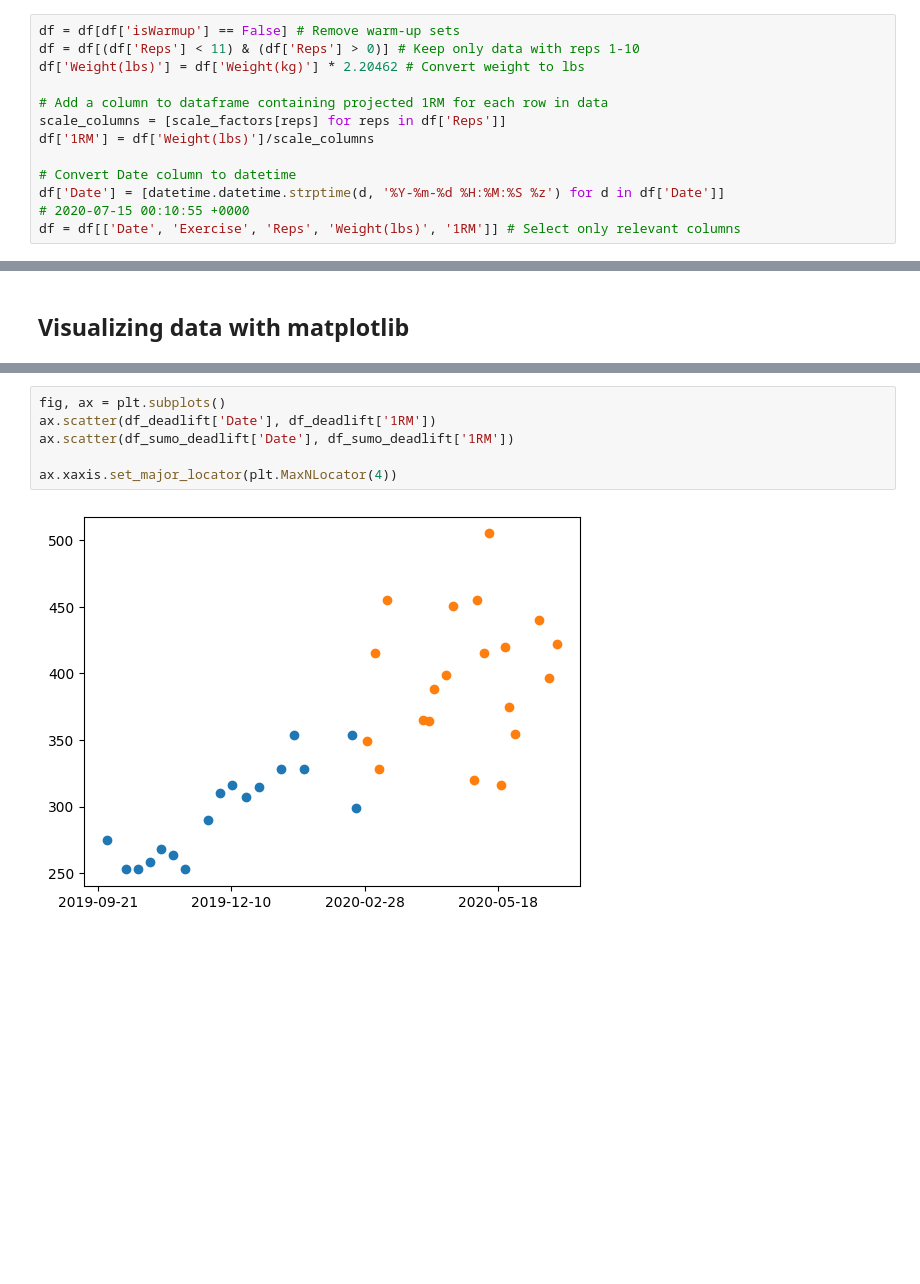
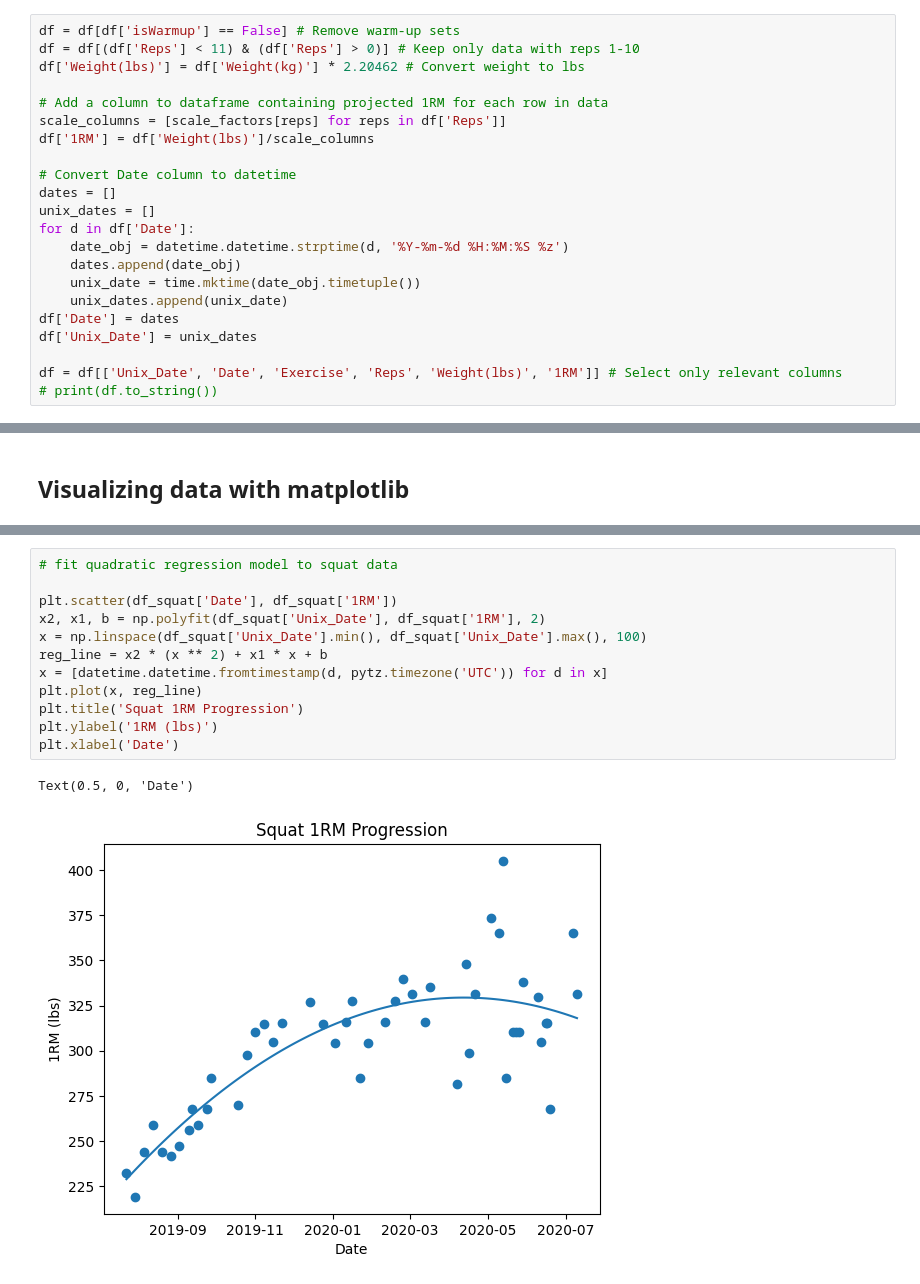
Before and after one commit to atrain773/Powerlifting-Training-Projections, a Jupyter notebook: src/Powerlifting Data Visualization.ipynb, the cells around one changed output, grey strips where cells are left out. Drawn from its saved outputs; the diff is of its cells as text; blank space fills up the shorter version.

Commit message:
fit regression models to data

```diff
--- a/src/Powerlifting Data Visualization.ipynb
+++ b/src/Powerlifting Data Visualization.ipynb
@@ -24,9 +26,18 @@ scale_columns = [scale_factors[reps] for reps in df['Reps']]
 df['1RM'] = df['Weight(lbs)']/scale_columns
 
 # Convert Date column to datetime
-df['Date'] = [datetime.datetime.strptime(d, '%Y-%m-%d %H:%M:%S %z') for d in df['Date']]
-# 2020-07-15 00:10:55 +0000
-df = df[['Date', 'Exercise', 'Reps', 'Weight(lbs)', '1RM']] # Select only relevant columns
+dates = []
+unix_dates = []
+for d in df['Date']:
+    date_obj = datetime.datetime.strptime(d, '%Y-%m-%d %H:%M:%S %z')
+    dates.append(date_obj)
+    unix_date = time.mktime(date_obj.timetuple())
+    unix_dates.append(unix_date)
+df['Date'] = dates
+df['Unix_Date'] = unix_dates
+
+df = df[['Unix_Date', 'Date', 'Exercise', 'Reps', 'Weight(lbs)', '1RM']] # Select only relevant columns
+# print(df.to_string())
 # %%
 # Keep only rows with highest 1RM for each exercise for each date
 grouped = df.groupby(by = ['Date','Exercise'])
@@ -61,8 +59,15 @@ plt.scatter(df_bench['Date'], df_bench['1RM'])
-# %%
-fig, ax = plt.subplots()
-ax.scatter(df_deadlift['Date'], df_deadlift['1RM'])
-ax.scatter(df_sumo_deadlift['Date'], df_sumo_deadlift['1RM'])
-
-ax.xaxis.set_major_locator(plt.MaxNLocator(4))
-# %% [output]
-[figure, removed]
+# %%
+# fit quadratic regression model to squat data
+
+plt.scatter(df_squat['Date'], df_squat['1RM'])
+x2, x1, b = np.polyfit(df_squat['Unix_Date'], df_squat['1RM'], 2)
+x = np.linspace(df_squat['Unix_Date'].min(), df_squat['Unix_Date'].max(), 100)
+reg_line = x2 * (x ** 2) + x1 * x + b
+x = [datetime.datetime.fromtimestamp(d, pytz.timezone('UTC')) for d in x]
+plt.plot(x, reg_line)
+plt.title('Squat 1RM Progression')
+plt.ylabel('1RM (lbs)')
+plt.xlabel('Date')
+# %% [output]
+Text(0.5, 0, 'Date')
+[figure, added]
```
Also changed, not shown: parts of 10 cells of this notebook.
